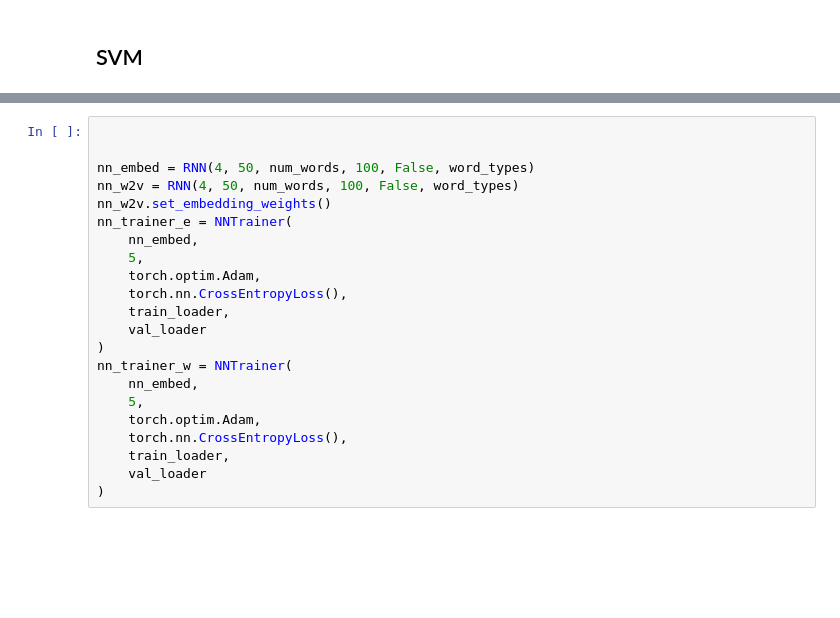
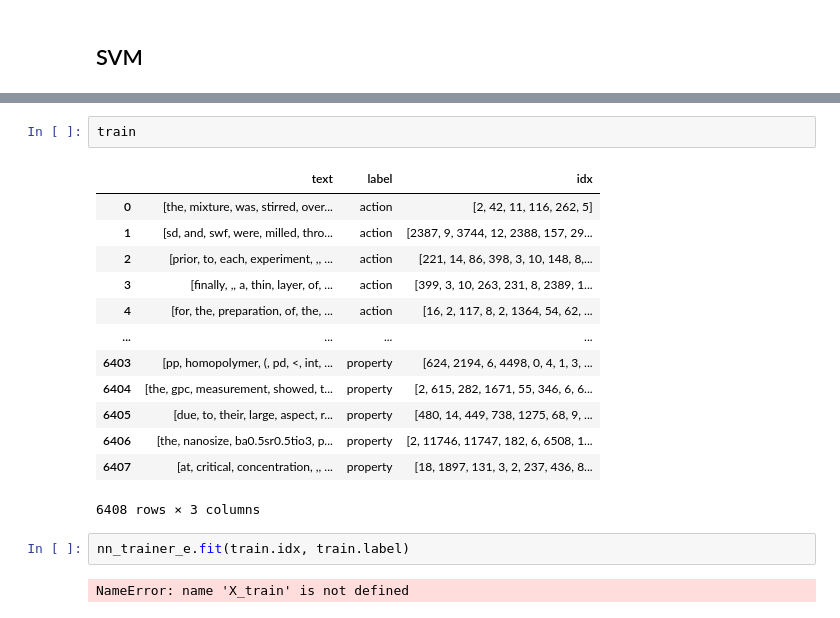
Before and after one commit to jordanIAxelrod/MaterialsGenomeInitiative, a Jupyter notebook: src/main.ipynb, the cells around one changed output, grey strips where cells are left out. Saved outputs shown, nothing was run; the diff lists cells and outputs as text; blank space fills up the shorter version.

```diff
--- a/src/main.ipynb
+++ b/src/main.ipynb
@@ -245,22 +380,20 @@ val_loader = torch.utils.data.DataLoader(val_set, batch_size=100, shuffle=False)
-# %%
-
-
-nn_embed = RNN(4, 50, num_words, 100, False, word_types)
-nn_w2v = RNN(4, 50, num_words, 100, False, word_types)
-nn_w2v.set_embedding_weights()
-nn_trainer_e = NNTrainer(
-    nn_embed,
-    5,
-    torch.optim.Adam,
-    torch.nn.CrossEntropyLoss(),
-    train_loader,
-    val_loader
-)
-nn_trainer_w = NNTrainer(
-    nn_embed,
-    5,
-    torch.optim.Adam,
-    torch.nn.CrossEntropyLoss(),
-    train_loader,
-    val_loader
-)
+# %%
+train
+# %% [output]
+|  | text | label | idx |
+| 0 | [the, mixture, was, stirred, over... | action | [2, 42, 11, 116, 262, 5] |
+| 1 | [sd, and, swf, were, milled, thro... | action | [2387, 9, 3744, 12, 2388, 157, 29... |
+| 2 | [prior, to, each, experiment, ,, ... | action | [221, 14, 86, 398, 3, 10, 148, 8,... |
+| 3 | [finally, ,, a, thin, layer, of, ... | action | [399, 3, 10, 263, 231, 8, 2389, 1... |
+| 4 | [for, the, preparation, of, the, ... | action | [16, 2, 117, 8, 2, 1364, 54, 62, ... |
+| ... | ... | ... | ... |
+| 6403 | [pp, homopolymer, (, pd, <, int, ... | property | [624, 2194, 6, 4498, 0, 4, 1, 3, ... |
+| 6404 | [the, gpc, measurement, showed, t... | property | [2, 615, 282, 1671, 55, 346, 6, 6... |
+| 6405 | [due, to, their, large, aspect, r... | property | [480, 14, 449, 738, 1275, 68, 9, ... |
+| 6406 | [the, nanosize, ba0.5sr0.5tio3, p... | property | [2, 11746, 11747, 182, 6, 6508, 1... |
+| 6407 | [at, critical, concentration, ,, ... | property | [18, 1897, 131, 3, 2, 237, 436, 8... |
+6408 rows × 3 columns
+# %%
+nn_trainer_e.fit(train.idx, train.label)
+# %% [output]
+NameError: name 'X_train' is not defined
```
Also changed, not shown: parts of 30 cells of this notebook, 7 other files.
